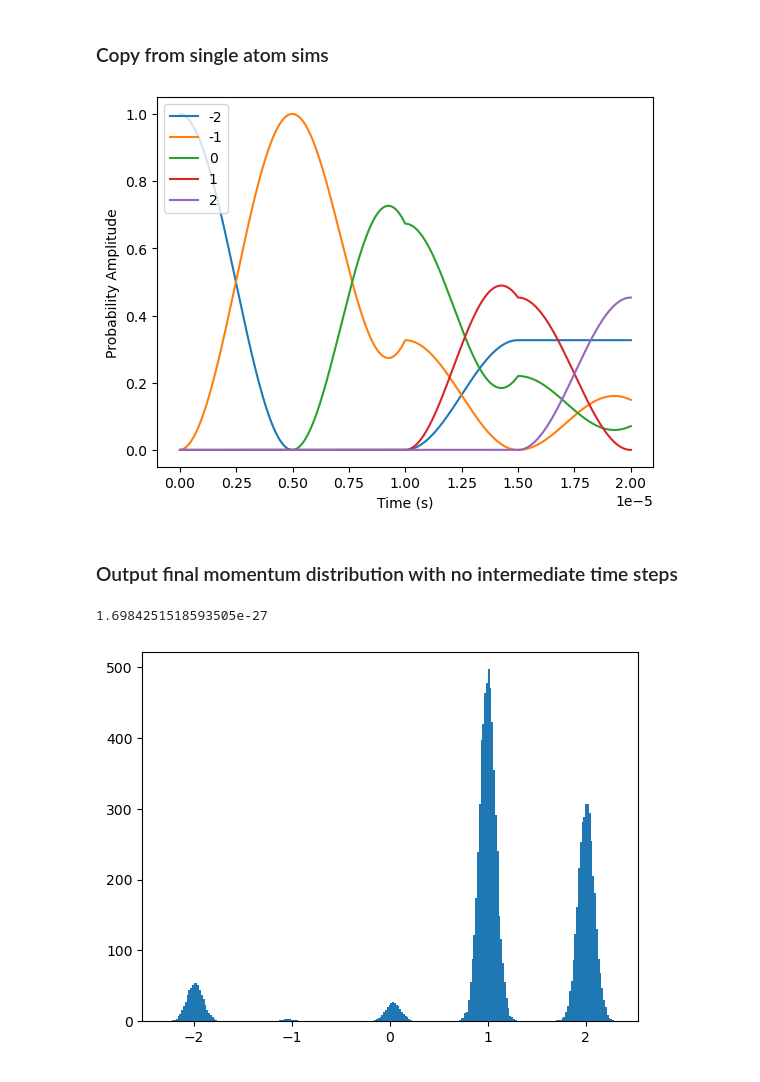
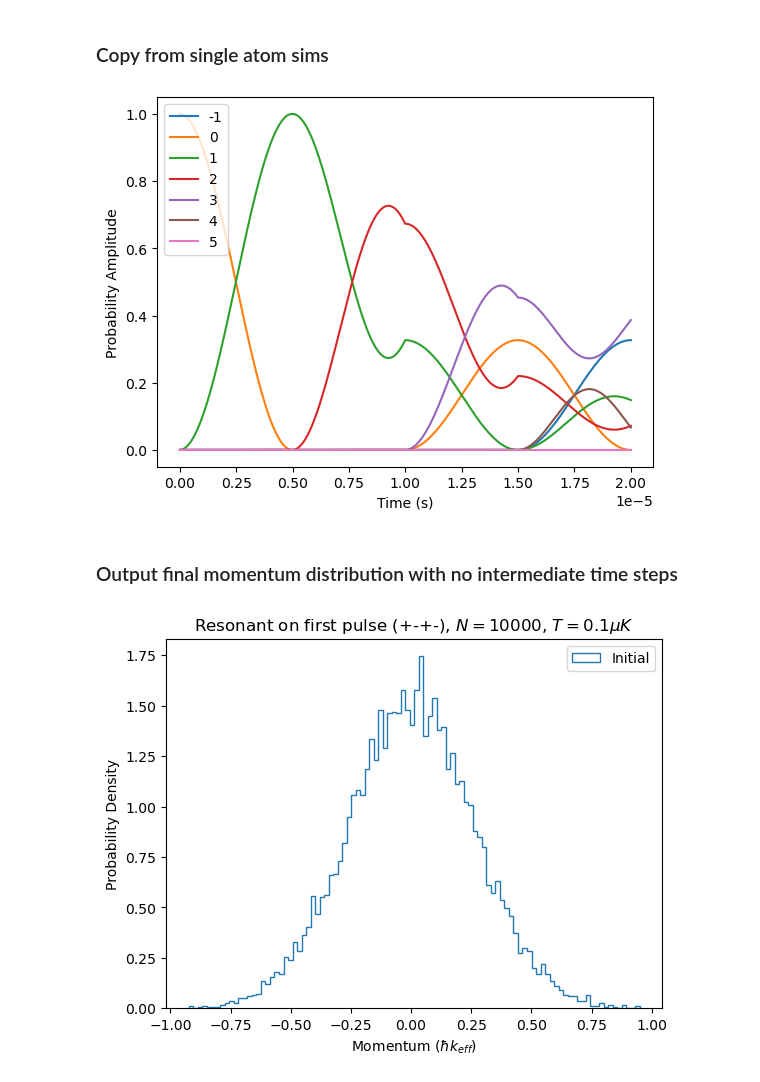
Before and after one commit to tr2g20/simulations, a Jupyter notebook: alternating_pulses_momentum_distribution.ipynb, the cells around one changed output. Cells and saved outputs as stored; diff of their text form; code cells hidden in the pictures.

```diff
--- a/alternating_pulses_momentum_distribution.ipynb
+++ b/alternating_pulses_momentum_distribution.ipynb
@@ -26,8 +26,8 @@ Temp = 50e-6
 sigma = np.sqrt(kb*Temp/m)
 atom_veloc = np.random.normal(loc = 0, scale = sigma, size = N)
 
-n_min = -2
-n_max = 2
+n_min = -1
+n_max = 5
 n_tot = n_max - n_min + 1
 basis = np.arange(n_min, n_max + 1)
 
@@ -37,7 +37,7 @@ Rabi_plus_time = 2*pi/Rabi_plus
 Rabi_minus_time = 2*pi/Rabi_minus
 
 H0 = gen_ham_free(basis = basis,
-                  delta_L = -3*dR,
+                  delta_L = 1*dR,
                   delta_D = 0,
                   delta_R = dR,
 )
@@ -58,7 +58,7 @@ time_step = time[1]-time[0]
 data = np.zeros((np.size(basis), np.size(time)))
 
 state_vec = np.zeros((np.size(basis), 1), dtype=np.complex128)
-state_vec[0] = 1
+state_vec[1] = 1
 for i in range(int(np.size(time)/4)):
     state_vec = time_evolve(time_step, Hplus + H0) @ state_vec
     square = np.abs(state_vec)**2
@@ -86,12 +86,12 @@ plt.xlabel('Time (s)')
 plt.ylabel('Probability Amplitude')
 plt.show()
 # %% [output]
-[figure, old version]
+[figure, new version]
 # %% [markdown]
 ### Output final momentum distribution with no intermediate time steps
 # %%
 N = 10000
-Temp = 0.01e-6
+Temp = 0.1e-6
 sigma = np.sqrt(kb*Temp/m)
 atom_veloc = np.random.normal(loc = 0, scale = sigma, size = N)
 # %%
@@ -100,8 +100,8 @@ atom_veloc = np.random.normal(loc = 0, scale = sigma, size = N)
 # The basis is -2 to 2, the atom starts in (1,0,0,0,0) and the laser detuning is set to be resonant with only the first set of coupled states
 # The resulting distribution should be a mix with the majority in 2hbark and near zero in 1hbark
 
-n_min = -2
-n_max = 2
+n_min = -1
+n_max = 5
 n_tot = n_max - n_min + 1
 basis = np.arange(n_min, n_max + 1)
 
@@ -124,10 +124,10 @@ data = np.zeros((np.size(basis), np.size(atom_veloc)))
 
 for v in range(len(atom_veloc)):
     state_vec = np.zeros((np.size(basis), 1), dtype=np.complex128)
-    state_vec[0] = 1
+    state_vec[1] = 1
 
     H0 = gen_ham_free(basis = basis,
-                  delta_L = -3*dR,
+                  delta_L = 1*dR, #-3
                   delta_D = k_eff*atom_veloc[v],
                   delta_R = dR,
     )
@@ -135,7 +135,7 @@ for v in range(len(atom_veloc)):
     state_vec = time_evolve(Rabi_plus_time/2, Hplus + H0) @ state_vec
 
     H0 = gen_ham_free(basis = basis,
-                  delta_L = -1*dR,
+                  delta_L = 1*dR, #1
                   delta_D = -k_eff*atom_veloc[v],
                   delta_R = dR,
     )
@@ -143,43 +143,48 @@ for v in range(len(atom_veloc)):
     state_vec = time_evolve(Rabi_minus_time/2, Hminus + H0) @ state_vec
 
     H0 = gen_ham_free(basis = basis,
-                  delta_L = 1*dR,
+                  delta_L = 1*dR, #1
                   delta_D = k_eff*atom_veloc[v],
                   delta_R = dR,
     )
 
     state_vec = time_evolve(Rabi_plus_time/2, Hplus + H0) @ state_vec
 
     H0 = gen_ham_free(basis = basis,
-                  delta_L = 3*dR,
+                  delta_L = 1*dR, #-3
                   delta_D = -k_eff*atom_veloc[v],
                   delta_R = dR,
     )
 
     state_vec = time_evolve(Rabi_minus_time/2, Hminus + H0) @ state_vec
 
     square = np.abs(state_vec)**2
     data[:,v] = square[:,0]
 
 init_mom_dist = atom_veloc*m
 
-b_coords, v_coords = np.indices((len(basis), len(atom_veloc)))
+
 
 init_mom_dist_tiled = np.tile(init_mom_dist, (len(basis),1))
 basis_tiled = np.transpose(np.tile(basis, (len(atom_veloc),1)))
 
 final_mom_dist_tiled = init_mom_dist_tiled + (hbar*k_eff*basis_tiled)
 
 
 final_mom_dist = np.ravel(final_mom_dist_tiled)
 
 state_fractions = np.ravel(data)
 
 final_mom_dist = final_mom_dist/(hbar*k_eff)
 
-print(hbar*k_eff)
-plt.hist(x=final_mom_dist, bins = 250, weights=state_fractions)
+init_mom_dist = init_mom_dist/(hbar*k_eff)
+
+plt.hist(x = init_mom_dist, bins = 100, histtype='step',density=True,label='Initial')
+#plt.hist(x = final_mom_dist, bins = 250, weights=state_fractions, histtype='step',density=True, label='Final')
+plt.title(rf"Resonant on first pulse (+-+-), $N={N}$, $T={Temp*1e6:.3g}\mu K$")
+plt.ylabel('Probability Density')
+plt.xlabel(r"Momentum ($\hbar k_{eff}$)")
+plt.legend()
 plt.show()
 # %% [output]
-1.6984251518593505e-27
-[figure, old version]
+[figure, new version]
```
Also changed, not shown: 1 other file.
